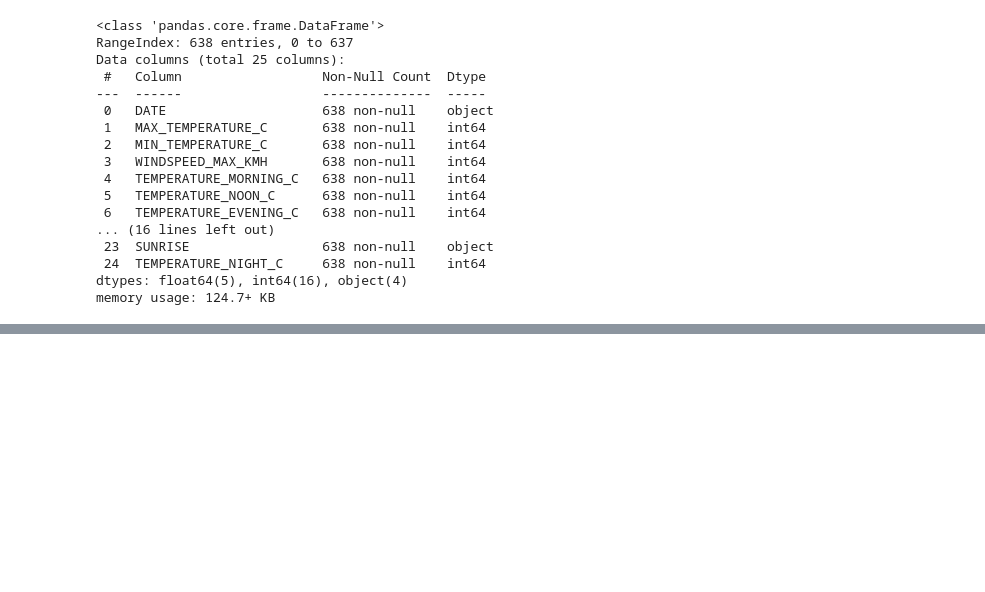
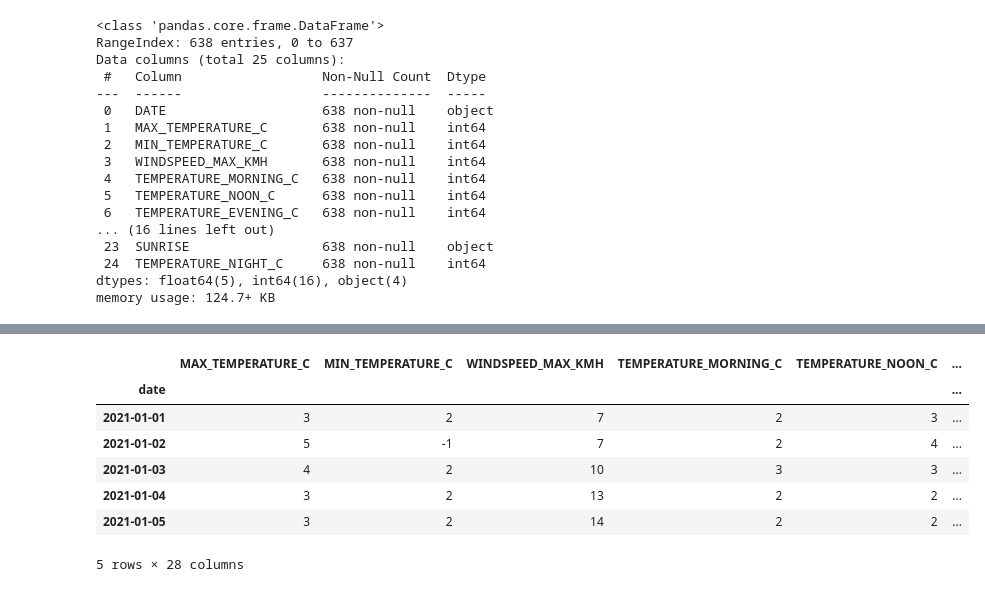
Before and after one commit to Alex5xelA/Bakery_sales_forecast, a Jupyter notebook: notebooks/001_javier.ipynb, the cells around one changed output, grey strips where cells are left out. Cells and saved outputs as stored; diff of their text form; code cells hidden in the pictures; blank space fills up the shorter version.

```diff
--- a/notebooks/001_javier.ipynb
+++ b/notebooks/001_javier.ipynb
@@ -214,0 +310,21 @@ df_weather
+# %%
+# Creating the dictionary for the weather comments and converting OPINION to numbers
+dict_meteo = {
+'météo idéale': 4,
+'météo favorable': 3,
+'météo correcte': 2,
+'météo défavorable': 1,
+'météo très défavorable': 0
+}
+df_weather['opinion'] = df_weather['OPINION'].map(dict_meteo)
+df_weather.drop(columns= ['OPINION'], inplace=True)
+df_weather.head()
+# %% [output]
+|  | MAX_TEMPERATURE_C | MIN_TEMPERATURE_C | WINDSPEED_MAX_KMH | TEMPERATURE_MORNING_C | TEMPERATURE_NOON_C | ... |
+| date |  |  |  |  |  | ... |
+| 2021-01-01 | 3 | 2 | 7 | 2 | 3 | ... |
+| 2021-01-02 | 5 | -1 | 7 | 2 | 4 | ... |
+| 2021-01-03 | 4 | 2 | 10 | 3 | 3 | ... |
+| 2021-01-04 | 3 | 2 | 13 | 2 | 2 | ... |
+| 2021-01-05 | 3 | 2 | 14 | 2 | 2 | ... |
+5 rows × 28 columns
```
Also changed, not shown: parts of 13 cells of this notebook.
